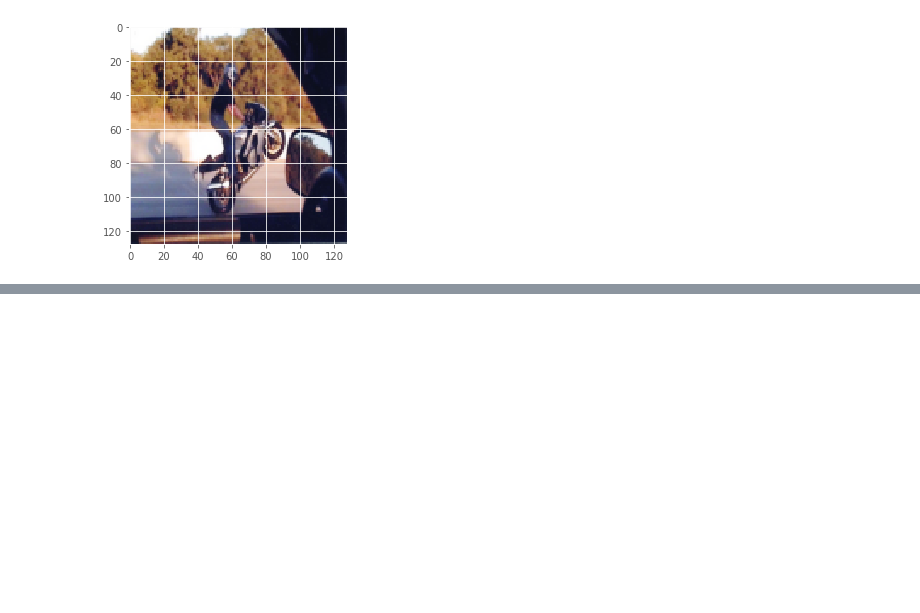
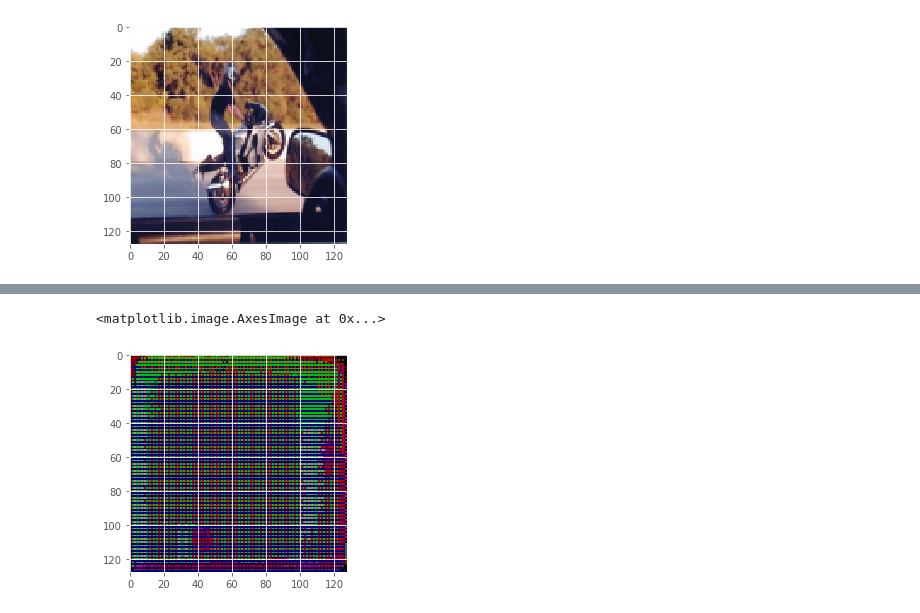
Before and after one commit to puhuk/Paper-Implementation, a Jupyter notebook: Image_Network/SegNet/Segnet_Datagen_Keras.ipynb, the cells around one changed output, grey strips where cells are left out. Cells and saved outputs as stored; diff of their text form; code cells hidden in the pictures; blank space fills up the shorter version.

```diff
--- a/Image_Network/SegNet/Segnet_Datagen_Keras.ipynb
+++ b/Image_Network/SegNet/Segnet_Datagen_Keras.ipynb
@@ -369,0 +418,6 @@ plt.imshow(X_train[100])
+# %%
+segmodel = Model(inputs=[inputs], outputs=[outputs])
+# %%
+segmodel.compile(optimizer='adam', loss=bce_dice_loss, metrics=[dice_loss, 'accuracy'])
+
+segmodel.summary()
@@ -369,0 +442,2 @@ plt.imshow(X_train[100])
+# %%
+segmodel.fit(x=X_train, y=y_train, batch_size=32, epochs=10, validation_data=(X_valid, y_valid))
@@ -369,0 +457,5 @@ plt.imshow(X_train[100])
+# %%
+plt.imshow(onehot_to_rgb(segmodel.predict(X_train[3].reshape(1,128,128,3)).reshape(128,128,21)))
+# %% [output]
+<matplotlib.image.AxesImage at 0x...>
+[figure, added]
```
Also changed, not shown: parts of 5 cells of this notebook.
